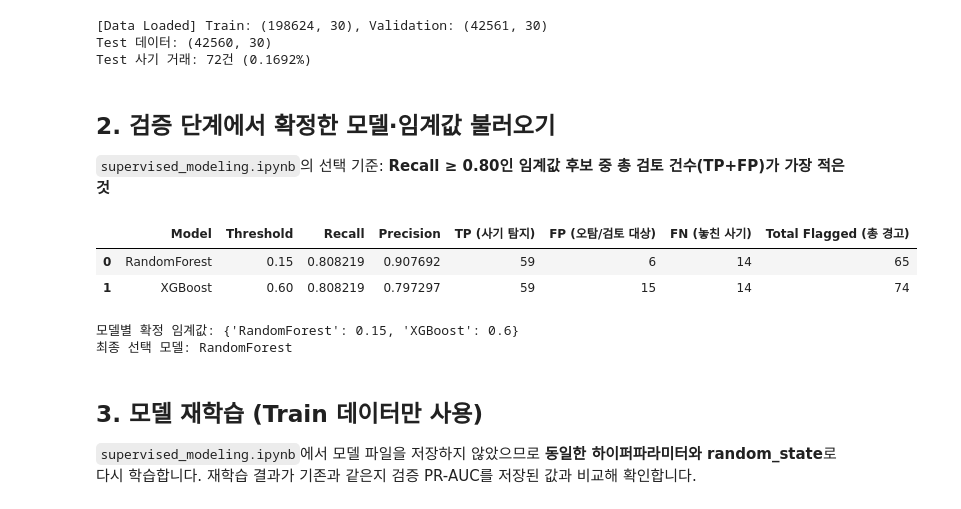
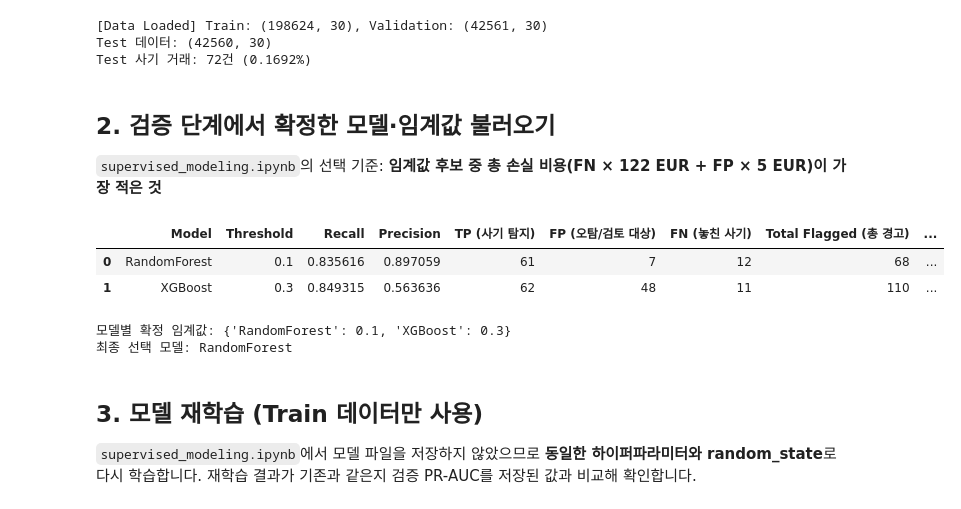
Before and after one commit to credit-card-fds/credit-card-fds, a Jupyter notebook: experiments/final_report.ipynb, the cells around one changed output. Saved outputs shown, nothing was run; the diff lists cells and outputs as text; code cells hidden in the pictures.

```diff
--- a/experiments/final_report.ipynb
+++ b/experiments/final_report.ipynb
@@ -68,30 +68,30 @@ Test 사기 거래: 72건 (0.1692%)
 # %% [markdown]
 ## 2. 검증 단계에서 확정한 모델·임계값 불러오기
 
-`supervised_modeling.ipynb`의 선택 기준: **Recall ≥ 0.80인 임계값 후보 중 총 검토 건수(TP+FP)가 가장 적은 것**
+`supervised_modeling.ipynb`의 선택 기준: **임계값 후보 중 총 손실 비용(FN × 122 EUR + FP × 5 EUR)이 가장 적은 것**
 # %%
 candidates = pd.read_csv(TABLE_DIR / "supervised_val_candidates.csv", encoding="utf-8-sig")
 
 display(candidates[[
     "Model", "Threshold", "Recall", "Precision",
-    "TP (사기 탐지)", "FP (오탐/검토 대상)", "FN (놓친 사기)", "Total Flagged (총 경고)",
+    "TP (사기 탐지)", "FP (오탐/검토 대상)", "FN (놓친 사기)", "Total Flagged (총 경고)", "Total_Cost",
 ]])
 
 # 모델별 검증 확정 임계값
 SELECTED_THRESHOLDS = dict(zip(candidates["Model"], candidates["Threshold"]))
 
-# 최종 모델: 검증 기준 총 검토 건수가 가장 적은 모델
+# 최종 모델: 검증 기준 총 손실 비용이 가장 적은 모델
 FINAL_MODEL_NAME = candidates.sort_values(
-    ["Total Flagged (총 경고)", "Recall"], ascending=[True, False]
+    ["Total_Cost", "Recall"], ascending=[True, False]
 ).iloc[0]["Model"]
 
 print("모델별 확정 임계값:", SELECTED_THRESHOLDS)
 print("최종 선택 모델:", FINAL_MODEL_NAME)
 # %% [output]
-|  | Model | Threshold | Recall | Precision | TP (사기 탐지) | FP (오탐/검토 대상) | FN (놓친 사기) | Total Flagged (총 경고) |
-| 0 | RandomForest | 0.15 | 0.808219 | 0.907692 | 59 | 6 | 14 | 65 |
-| 1 | XGBoost | 0.60 | 0.808219 | 0.797297 | 59 | 15 | 14 | 74 |
+|  | Model | Threshold | Recall | Precision | TP (사기 탐지) | FP (오탐/검토 대상) | FN (놓친 사기) | Total Flagged (총 경고) | ... |
+| 0 | RandomForest | 0.1 | 0.835616 | 0.897059 | 61 | 7 | 12 | 68 | ... |
+| 1 | XGBoost | 0.3 | 0.849315 | 0.563636 | 62 | 48 | 11 | 110 | ... |
-모델별 확정 임계값: {'RandomForest': 0.15, 'XGBoost': 0.6}
+모델별 확정 임계값: {'RandomForest': 0.1, 'XGBoost': 0.3}
 최종 선택 모델: RandomForest
 # %% [markdown]
 ## 3. 모델 재학습 (Train 데이터만 사용)
```
Also changed, not shown: parts of 10 cells of this notebook, 9 other files.
